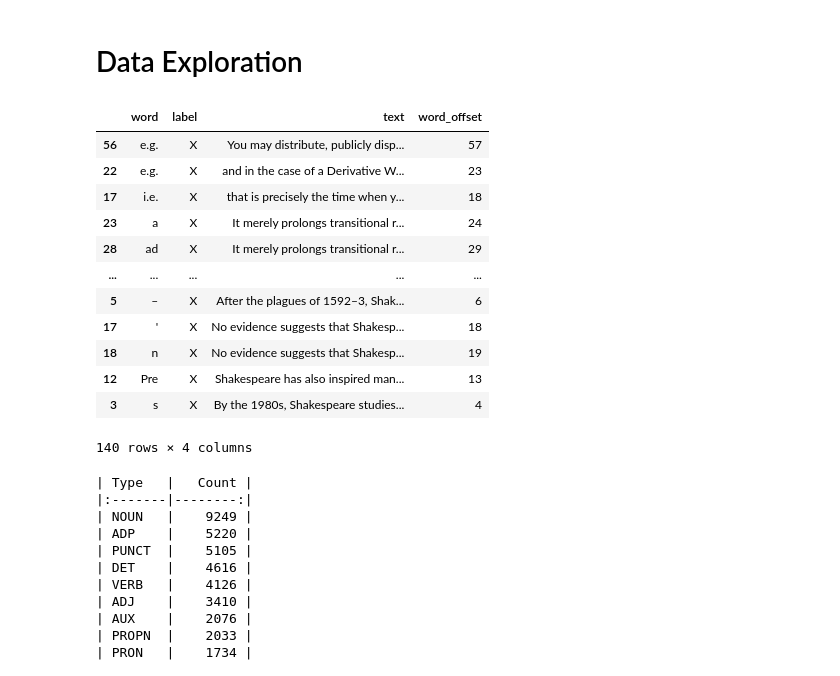
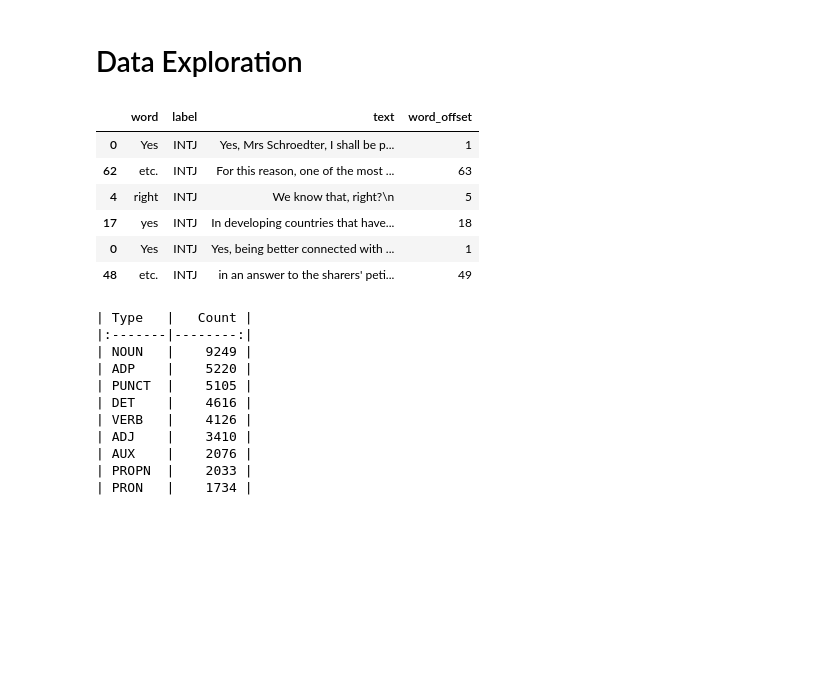
Before and after one commit to ErezSC42/bert_pos_analysis, a Jupyter notebook: data_exploration.ipynb, the cells around one changed output. Saved outputs shown, nothing was run; the diff lists cells and outputs as text; code cells hidden in the pictures; blank space fills up the shorter version.

```diff
--- a/data_exploration.ipynb
+++ b/data_exploration.ipynb
@@ -93,21 +93,15 @@ TYPES = [
     "_"
 ]
 # %%
-df_train[df_train["label"] == "X"]
+df_train[df_train["label"] == "INTJ"]
 # %% [output]
 |  | word | label | text | word_offset |
-| 56 | e.g. | X | You may distribute, publicly disp... | 57 |
-| 22 | e.g. | X | and in the case of a Derivative W... | 23 |
-| 17 | i.e. | X | that is precisely the time when y... | 18 |
-| 23 | a | X | It merely prolongs transitional r... | 24 |
-| 28 | ad | X | It merely prolongs transitional r... | 29 |
-| ... | ... | ... | ... | ... |
-| 5 | – | X | After the plagues of 1592–3, Shak... | 6 |
-| 17 | ' | X | No evidence suggests that Shakesp... | 18 |
-| 18 | n | X | No evidence suggests that Shakesp... | 19 |
-| 12 | Pre | X | Shakespeare has also inspired man... | 13 |
-| 3 | s | X | By the 1980s, Shakespeare studies... | 4 |
+| 0 | Yes | INTJ | Yes, Mrs Schroedter, I shall be p... | 1 |
+| 62 | etc. | INTJ | For this reason, one of the most ... | 63 |
+| 4 | right | INTJ | We know that, right?\n | 5 |
+| 17 | yes | INTJ | In developing countries that have... | 18 |
+| 0 | Yes | INTJ | Yes, being better connected with ... | 1 |
+| 48 | etc. | INTJ | in an answer to the sharers' peti... | 49 |
-140 rows × 4 columns
 # %%
 file_name = 'tex_artifacts/label_dist_train.tex'
 SORT_COL = "Count"
```
Also changed, not shown: 1 other file.
